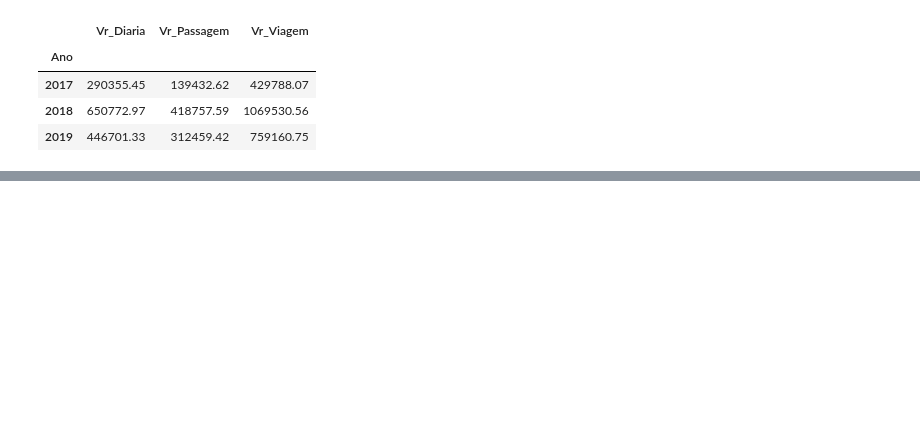
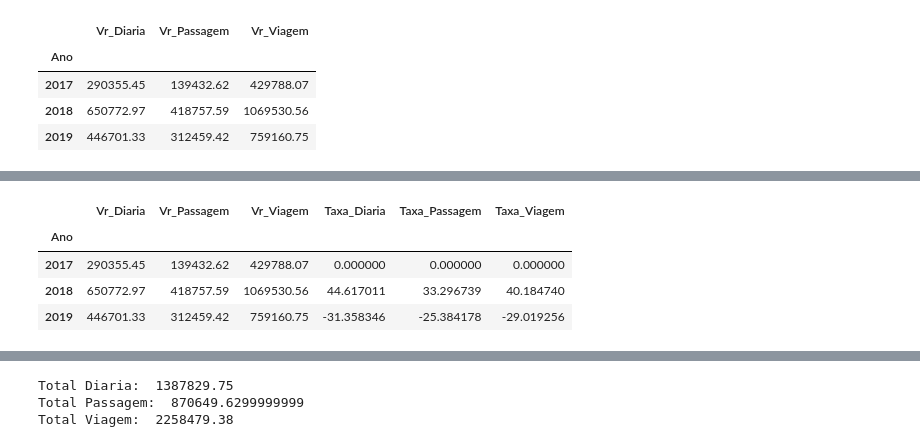
Before and after one commit to PedroSouzaDS/Traveling-Costs-Issue, a Jupyter notebook: Exploring_analysis/Analysis_exploring.ipynb, the cells around one changed output, grey strips where cells are left out. Drawn from its saved outputs; the diff is of its cells as text; code cells hidden in the pictures; blank space fills up the shorter version.

```diff
--- a/Exploring_analysis/Analysis_exploring.ipynb
+++ b/Exploring_analysis/Analysis_exploring.ipynb
@@ -252,2 +296,11 @@ for i in range(0,len(df.groupby('Ano').sum())):
+# %%
+# taxas de crescimento/decrescimento
+dfTax
+# %% [output]
+|  | Vr_Diaria | Vr_Passagem | Vr_Viagem | Taxa_Diaria | Taxa_Passagem | Taxa_Viagem |
+| Ano |  |  |  |  |  |  |
+| 2017 | 290355.45 | 139432.62 | 429788.07 | 0.000000 | 0.000000 | 0.000000 |
+| 2018 | 650772.97 | 418757.59 | 1069530.56 | 44.617011 | 33.296739 | 40.184740 |
+| 2019 | 446701.33 | 312459.42 | 759160.75 | -31.358346 | -25.384178 | -29.019256 |
 # %%
 # Boxplot gastos totais
@@ -256,3 +310,11 @@ figTot.update_traces(quartilemethod='exclusive')
 cpy.iplot(figTot)
 # %% [output]
 [interactive output not drawn]
+# %%
+print('Total Diaria: ',df_melt.Valor[df_melt.Despesa=='Vr_Diaria'].sum())
+print('Total Passagem: ',df_melt.Valor[df_melt.Despesa=='Vr_Passagem'].sum())
+print('Total Viagem: ',df_melt.Valor[df_melt.Despesa=='Vr_Viagem'].sum())
+# %% [output]
+Total Diaria:  1387829.75
+Total Passagem:  870649.6299999999
+Total Viagem:  2258479.38
```
Also changed, not shown: parts of 11 cells of this notebook.
